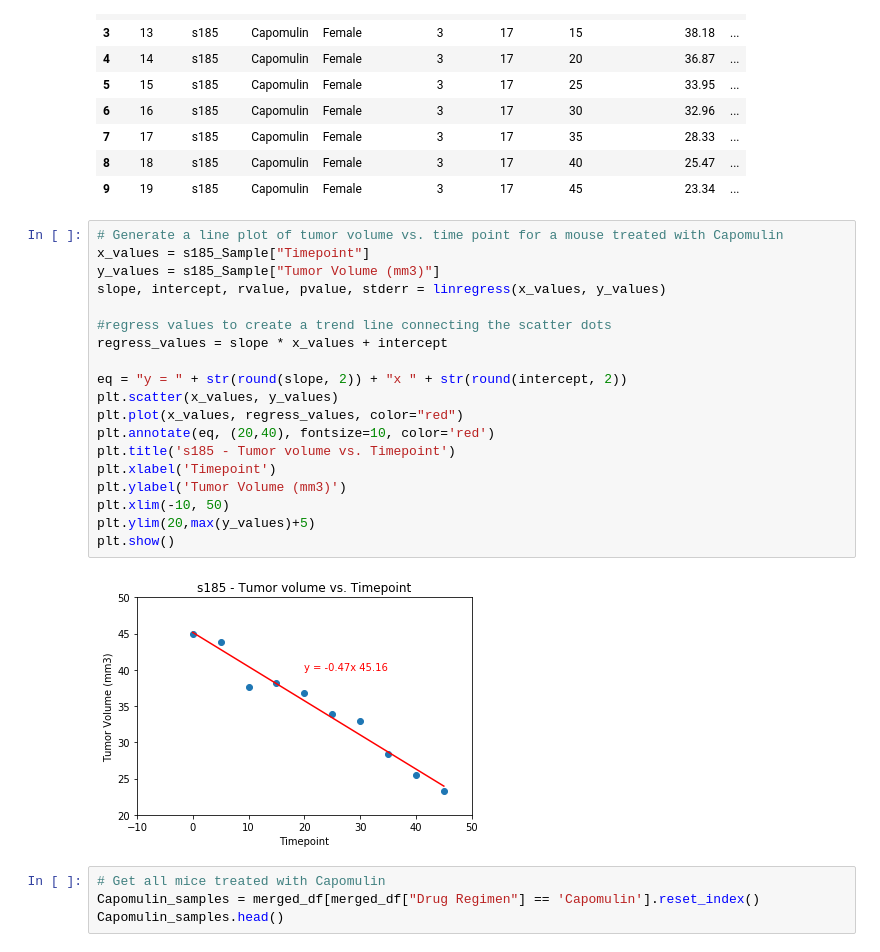
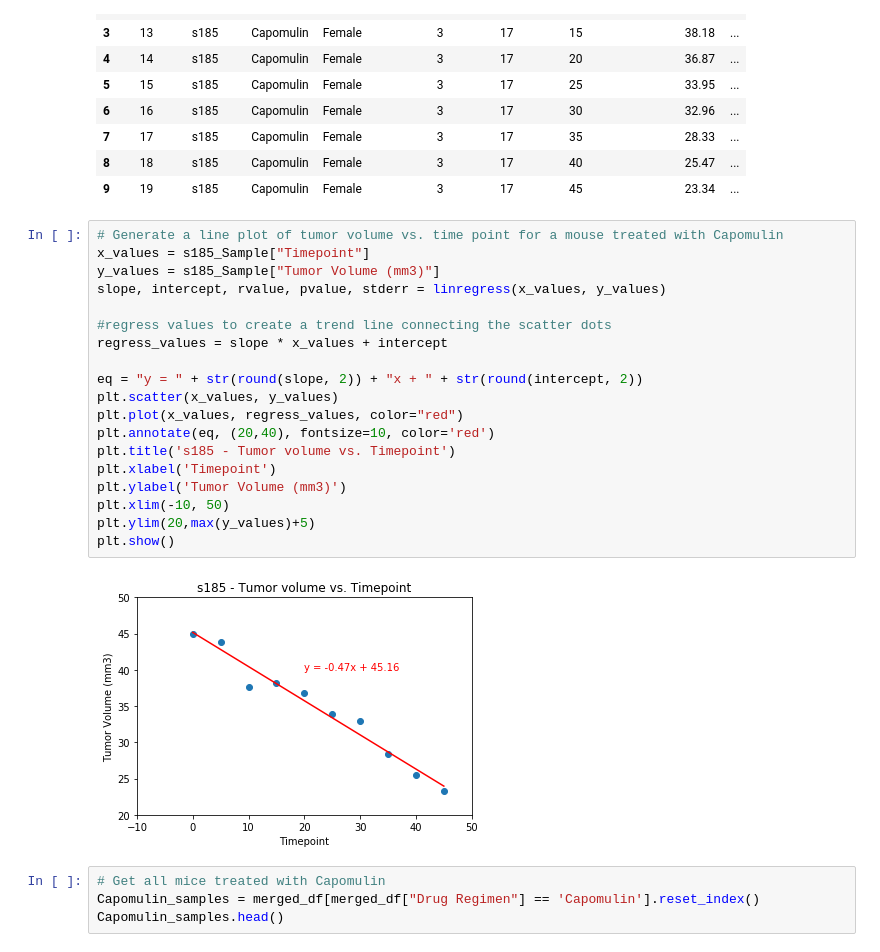
Before and after one commit to Navyhoang/Matplotlib-Challenge, a Jupyter notebook: Pymaceuticals/pymaceuticals.ipynb, the cells around one changed output. Drawn from its saved outputs; the diff is of its cells as text.

```diff
--- a/Pymaceuticals/pymaceuticals.ipynb
+++ b/Pymaceuticals/pymaceuticals.ipynb
@@ -340,24 +348,24 @@ s185_Sample
 # %%
 # Generate a line plot of tumor volume vs. time point for a mouse treated with Capomulin
 x_values = s185_Sample["Timepoint"]
 y_values = s185_Sample["Tumor Volume (mm3)"]
 slope, intercept, rvalue, pvalue, stderr = linregress(x_values, y_values)
 
 #regress values to create a trend line connecting the scatter dots
 regress_values = slope * x_values + intercept
 
-eq = "y = " + str(round(slope, 2)) + "x " + str(round(intercept, 2))
+eq = "y = " + str(round(slope, 2)) + "x + " + str(round(intercept, 2))
 plt.scatter(x_values, y_values)
 plt.plot(x_values, regress_values, color="red")
 plt.annotate(eq, (20,40), fontsize=10, color='red')
 plt.title('s185 - Tumor volume vs. Timepoint')
 plt.xlabel('Timepoint')
 plt.ylabel('Tumor Volume (mm3)')
 plt.xlim(-10, 50)
 plt.ylim(20,max(y_values)+5)
 plt.show()
 # %% [output]
-[figure, old version]
+[figure, new version]
 # %%
 # Get all mice treated with Capomulin
 Capomulin_samples = merged_df[merged_df["Drug Regimen"] == 'Capomulin'].reset_index()
```
Also changed, not shown: parts of 8 cells of this notebook.
